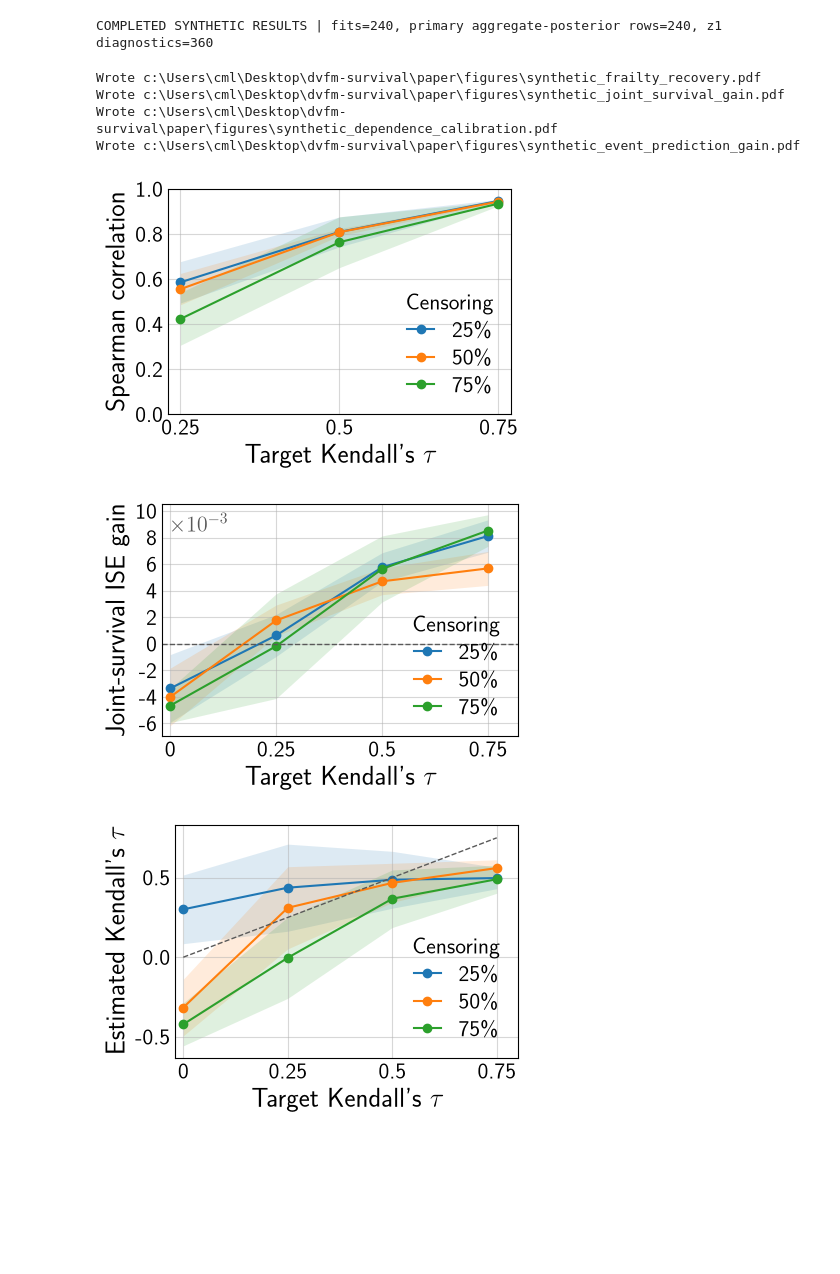
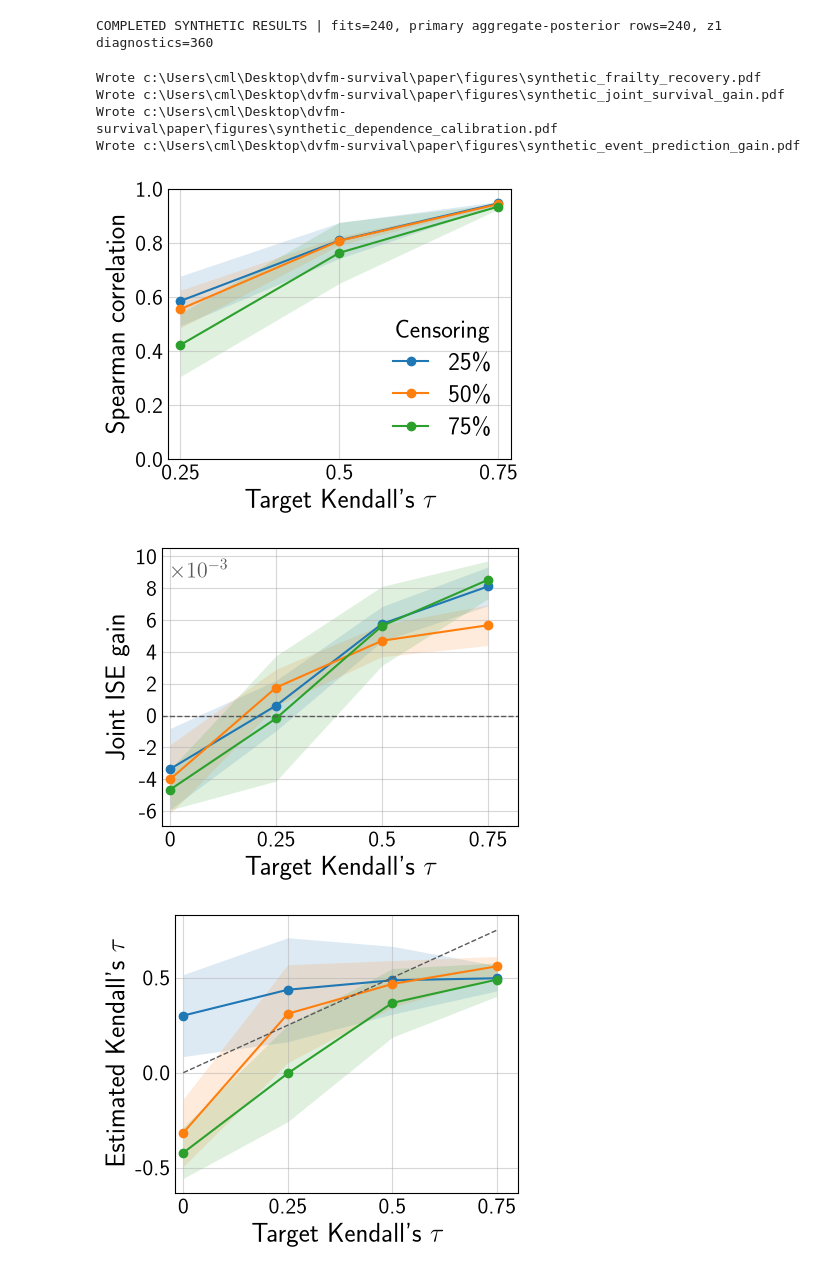
Before and after one commit to kalantari66/dvfm-survival, a Jupyter notebook: notebooks/synthetic_results.ipynb, the cells around one changed output. Saved outputs shown, nothing was run; the diff lists cells and outputs as text; code cells hidden in the pictures; blank space fills up the shorter version.

Commit message:
Update plot

```diff
--- a/notebooks/synthetic_results.ipynb
+++ b/notebooks/synthetic_results.ipynb
@@ -89,7 +89,7 @@ gain_summary = mean_band(ibs_wide, ["target_kendall_tau", "target_censoring_rate
 
 # Sized so that at 0.49\linewidth in the paper the panels are reproduced at
 # roughly 1:1.6, leaving the 16 pt figure type near the 10 pt body type.
-PANEL_FIGSIZE = (4.2, 2.95)
+PANEL_FIGSIZE = (4.2, 3.4)
 default_colors = plt.rcParams["axes.prop_cycle"].by_key()["color"]
 colors = dict(zip((0.25, 0.50, 0.75), default_colors[:3]))
 tau_ticks = np.array([0.0, 0.25, 0.5, 0.75])
@@ -112,7 +112,8 @@ def new_panel():
 
 def add_legend(ax, loc="lower right", ncol=1):
     ax.legend(title="Censoring", loc=loc, ncol=ncol, frameon=False,
-              columnspacing=0.8, handlelength=1.2, labelspacing=0.3,
+              fontsize=18, title_fontsize=18,
+              columnspacing=0.8, handlelength=1.4, labelspacing=0.35,
               borderaxespad=0.4)
 
 
@@ -138,12 +139,11 @@ save_panel(fig_a, "synthetic_frailty_recovery.pdf")
 fig_b, ax_b = new_panel()
 draw_bands(ax_b, joint_summary)
 ax_b.axhline(0, color="0.35", linestyle="--", linewidth=1)
-ax_b.set(xlabel=r"Target Kendall's $\tau$", ylabel="Joint-survival ISE gain", xlim=(-0.02, 0.82))
+ax_b.set(xlabel=r"Target Kendall's $\tau$", ylabel="Joint ISE gain", xlim=(-0.02, 0.82))
 ax_b.set_xticks(tau_ticks, tau_tick_labels)
 ax_b.yaxis.set_major_locator(MultipleLocator(0.002))
 ax_b.yaxis.set_major_formatter(FuncFormatter(lambda value, _: f"{value * 1e3:.0f}"))
 ax_b.text(0.02, 0.96, r"$\times 10^{-3}$", transform=ax_b.transAxes, va="top", color="0.35")
-add_legend(ax_b)
 ax_b.grid(True, alpha=0.5)
 save_panel(fig_b, "synthetic_joint_survival_gain.pdf")
 
@@ -152,37 +152,34 @@ fig_c, ax_c = new_panel()
 draw_bands(ax_c, tau_summary)
 tau_low = min(0.0, float((tau_summary["mean"] - tau_summary["error"]).min()))
 tau_high = max(0.75, float((tau_summary["mean"] + tau_summary["error"]).max()))
 tau_pad = 0.06 * (tau_high - tau_low)
 ax_c.plot([0, 0.75], [0, 0.75], color="0.35", linestyle="--", linewidth=1)
 ax_c.set(xlabel=r"Target Kendall's $\tau$", ylabel=r"Estimated Kendall's $\tau$", xlim=(-0.02, 0.80), ylim=(tau_low - tau_pad, tau_high + tau_pad))
 ax_c.set_xticks(tau_ticks, tau_tick_labels)
 ax_c.yaxis.set_major_locator(MultipleLocator(0.5))
 ax_c.yaxis.set_major_formatter(FormatStrFormatter("%.1f"))
-add_legend(ax_c)
 ax_c.grid(True, alpha=0.5)
 save_panel(fig_c, "synthetic_dependence_calibration.pdf")
 
 # D  Event-prediction gain from latent z
 fig_d, ax_d = new_panel()
 draw_bands(ax_d, gain_summary)
 ax_d.axhline(0, color="0.35", linestyle="--", linewidth=1)
-ax_d.set(xlabel=r"Target Kendall's $\tau$", ylabel="Oracle IBS improvement", xlim=(-0.02, 0.82))
+ax_d.set(xlabel=r"Target Kendall's $\tau$", ylabel="Oracle IBS gain", xlim=(-0.02, 0.82))
 ax_d.set_xticks(tau_ticks, tau_tick_labels)
 ax_d.yaxis.set_major_locator(MultipleLocator(0.05))
 ax_d.yaxis.set_major_formatter(FuncFormatter(lambda value, _: f"{value * 1e2:.0f}"))
 ax_d.text(0.02, 0.96, r"$\times 10^{-2}$", transform=ax_d.transAxes,
           ha="left", va="top", color="0.35")
-ax_d.legend(title="Censoring", loc="upper left", bbox_to_anchor=(0, 0.9),
-            frameon=False, handlelength=1.2, labelspacing=0.3, borderaxespad=0.4)
 ax_d.grid(True, alpha=0.5)
 save_panel(fig_d, "synthetic_event_prediction_gain.pdf")
 
 plt.show()
 # %% [output]
 Wrote c:\Users\cml\Desktop\dvfm-survival\paper\figures\synthetic_frailty_recovery.pdf
 Wrote c:\Users\cml\Desktop\dvfm-survival\paper\figures\synthetic_joint_survival_gain.pdf
 Wrote c:\Users\cml\Desktop\dvfm-survival\paper\figures\synthetic_dependence_calibration.pdf
 Wrote c:\Users\cml\Desktop\dvfm-survival\paper\figures\synthetic_event_prediction_gain.pdf
-[figure, old version]
+[figure, new version]
-[figure, old version]
+[figure, new version]
-[figure, old version]
+[figure, new version]
```
Also changed, not shown: parts of 1 cell of this notebook.
